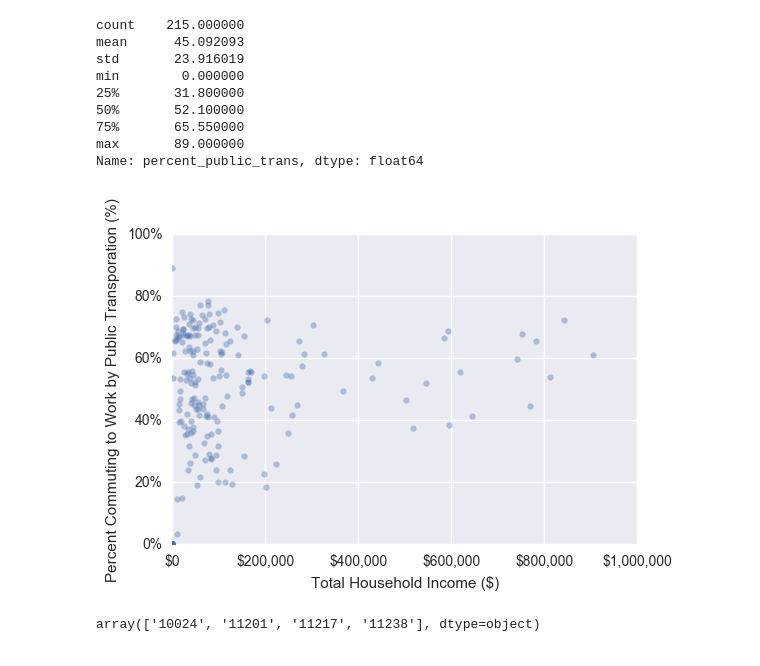
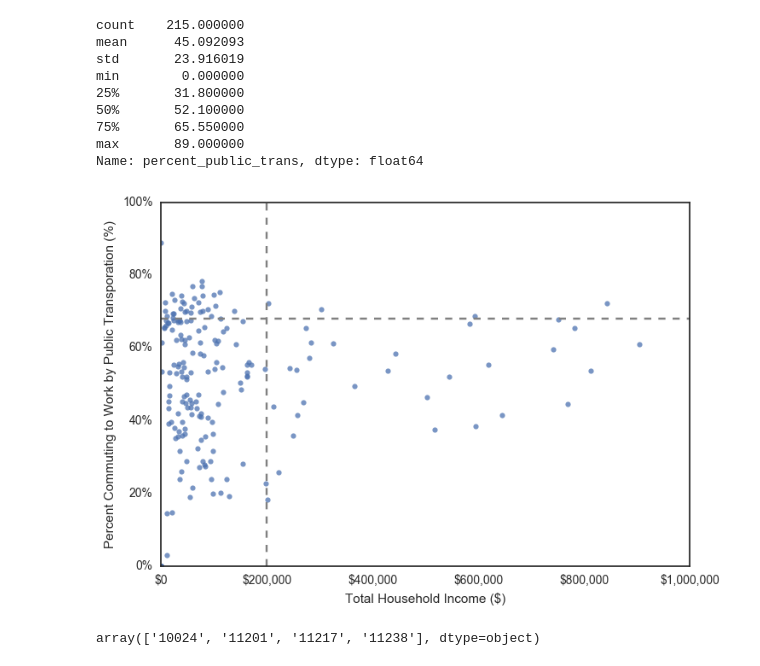
Before and after one commit to emw1687/benson, a Jupyter notebook: census_eda_eva.ipynb, the cells around one changed output. Saved outputs shown, nothing was run; the diff lists cells and outputs as text; code cells hidden in the pictures.

Commit message:
Create figures for mta and census analysis

```diff
--- a/census_eda_eva.ipynb
+++ b/census_eda_eva.ipynb
@@ -1,9 +1,12 @@
 # %%
 import pandas as pd
 import numpy as np
+
 import matplotlib.pyplot as plt
+%matplotlib inline
+
 import seaborn as sns
-%matplotlib inline
+sns.set_style('white')
 # %%
 #store the files for reference
 income_raw = 'ACS_15_5YR_S1901_with_ann.csv'
@@ -94,27 +97,31 @@ Name: percent_public_trans, dtype: float64
 # %%
 scatter = sns.regplot(x = 'total_200k_over',
             y = 'percent_public_trans',
             data = census_df,
             scatter = True,
             fit_reg = False,
-            scatter_kws={'alpha': 0.4}
+            scatter_kws={'alpha': 0.75}
            );
 
 #scatter.axes.set_title('Total Household Income vs. Percent Commuting to Work by Public Transportation');
 
-scatter.set_xbound([0,1000000])
-scatter.set_ybound([0,100])
+scatter.vlines(200000, 0, 100, linestyle='dashed', colors='grey')
+scatter.hlines(68, 0, 1000000, linestyle='dashed', colors='grey')
+scatter.set_xbound([0, 1000000])
+scatter.set_ybound([0, 100])
 
 scatter.set_xlabel('Total Household Income ($)')
 scatter.set_ylabel('Percent Commuting to Work by Public Transporation (%)');
 
 x_vals = scatter.get_xticks()
 scatter.set_xticklabels(['$' + format(int(x), ',') for x in x_vals]);
 
 y_vals = scatter.get_yticks()
 scatter.set_yticklabels(['%d%%' % y for y in y_vals]);
+
+scatter.get_figure().savefig('scatter.png')
 # %% [output]
-[figure, old version]
+[figure, new version]
 # %%
 potential_zips = census_df[census_df['total_200k_over'] >= 200000]
 potential_zips = potential_zips[potential_zips['percent_public_trans'] >= 68]
```
Also changed, not shown: 5 other files.
